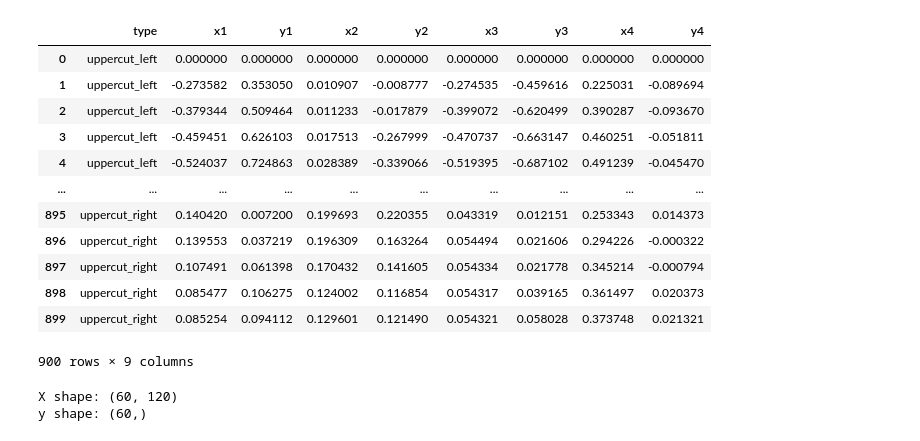
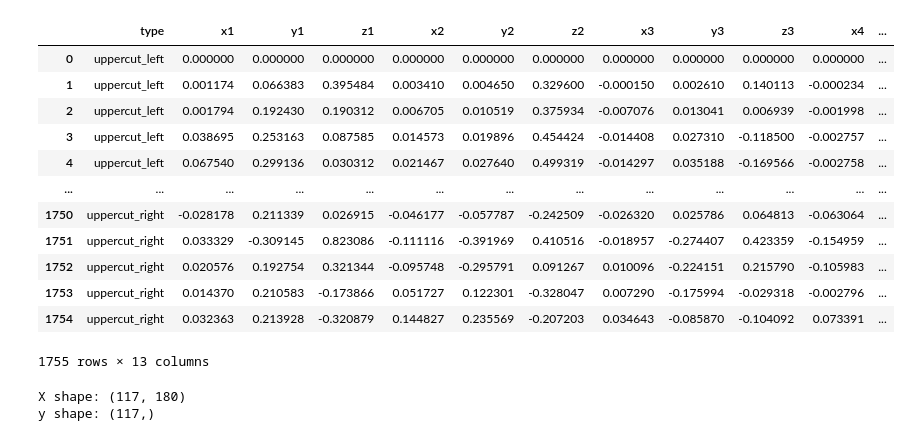
Before and after one commit to nimaip/Perfect-Punch, a Jupyter notebook: models/linear-classifier.ipynb, the cells around one changed output. Drawn from its saved outputs; the diff is of its cells as text; code cells hidden in the pictures.

Commit message:
added 3d(z coordinates)

```diff
--- a/models/linear-classifier.ipynb
+++ b/models/linear-classifier.ipynb
@@ -49,50 +49,51 @@ class Model(nn.Module):
         return x
 # %%
 path = '../data.csv'
-df = pd.read_csv(path, header=None, names=['type', 'name', 'x1', 'y1', 'x2', 'y2', 'x3', 'y3', 'x4', 'y4'])
+df = pd.read_csv(path, header=None, names=['type', 'name', 'x1', 'y1', 'z1', 'x2', 'y2', 'z2', 'x3', 'y3', 'z3', 'x4', 'y4', 'z4'])
 df = df.drop('name', axis=1)
 df
 
 n = 15  # rows per sequence
 num_groups = df.shape[0] // n
 
 def make_relative_per_landmark(group):
     for i in range(1, 5):
-        x_col, y_col = f'x{i}', f'y{i}'
-        x0, y0 = group.iloc[0][[x_col, y_col]]
+        x_col, y_col, z_col = f'x{i}', f'y{i}', f'z{i}'
+        x0, y0, z0 = group.iloc[0][[x_col, y_col, z_col]]
         group[x_col] = group[x_col] - x0
         group[y_col] = group[y_col] - y0
-    coords_array = group[[f'x{i}' for i in range(1, 5)] + [f'y{i}' for i in range(1, 5)]].to_numpy()
-    coords_reshaped = coords_array.reshape(len(group), 4, 2)
+        group[z_col] = group[z_col] - z0
+    coords_array = group[[f'x{i}' for i in range(1, 5)] + [f'y{i}' for i in range(1, 5)] + [f'z{i}' for i in range(1,5)]].to_numpy()
+    coords_reshaped = coords_array.reshape(len(group), 4, 3)
 
     distances = np.linalg.norm(coords_reshaped, axis=2)
     max_distance = distances.max()
     coords_normalized = coords_reshaped / max_distance if max_distance > 0 else coords_reshaped
 
-    group[[f'x{i}' for i in range(1, 5)] + [f'y{i}' for i in range(1, 5)]] = coords_normalized.reshape(len(group), 8)
+    group[[f'x{i}' for i in range(1, 5)] + [f'y{i}' for i in range(1, 5)] + [f'z{i}' for i in range(1,5)]] = coords_normalized.reshape(len(group), 12)
 
     return group
 
 groups = [make_relative_per_landmark(df.iloc[i*n:(i+1)*n].copy()) for i in range(num_groups)]
 df_rel = pd.concat(groups, ignore_index=True)
 
 df = df_rel
 
 df
 # %% [output]
-|  | type | x1 | y1 | x2 | y2 | x3 | y3 | x4 | y4 |
-| 0 | uppercut_left | 0.000000 | 0.000000 | 0.000000 | 0.000000 | 0.000000 | 0.000000 | 0.000000 | 0.000000 |
-| 1 | uppercut_left | -0.273582 | 0.353050 | 0.010907 | -0.008777 | -0.274535 | -0.459616 | 0.225031 | -0.089694 |
-| 2 | uppercut_left | -0.379344 | 0.509464 | 0.011233 | -0.017879 | -0.399072 | -0.620499 | 0.390287 | -0.093670 |
-| 3 | uppercut_left | -0.459451 | 0.626103 | 0.017513 | -0.267999 | -0.470737 | -0.663147 | 0.460251 | -0.051811 |
-| 4 | uppercut_left | -0.524037 | 0.724863 | 0.028389 | -0.339066 | -0.519395 | -0.687102 | 0.491239 | -0.045470 |
-| ... | ... | ... | ... | ... | ... | ... | ... | ... | ... |
-| 895 | uppercut_right | 0.140420 | 0.007200 | 0.199693 | 0.220355 | 0.043319 | 0.012151 | 0.253343 | 0.014373 |
-| 896 | uppercut_right | 0.139553 | 0.037219 | 0.196309 | 0.163264 | 0.054494 | 0.021606 | 0.294226 | -0.000322 |
-| 897 | uppercut_right | 0.107491 | 0.061398 | 0.170432 | 0.141605 | 0.054334 | 0.021778 | 0.345214 | -0.000794 |
-| 898 | uppercut_right | 0.085477 | 0.106275 | 0.124002 | 0.116854 | 0.054317 | 0.039165 | 0.361497 | 0.020373 |
-| 899 | uppercut_right | 0.085254 | 0.094112 | 0.129601 | 0.121490 | 0.054321 | 0.058028 | 0.373748 | 0.021321 |
+|  | type | x1 | y1 | z1 | x2 | y2 | z2 | x3 | y3 | z3 | x4 | ... |
+| 0 | uppercut_left | 0.000000 | 0.000000 | 0.000000 | 0.000000 | 0.000000 | 0.000000 | 0.000000 | 0.000000 | 0.000000 | 0.000000 | ... |
+| 1 | uppercut_left | 0.001174 | 0.066383 | 0.395484 | 0.003410 | 0.004650 | 0.329600 | -0.000150 | 0.002610 | 0.140113 | -0.000234 | ... |
+| 2 | uppercut_left | 0.001794 | 0.192430 | 0.190312 | 0.006705 | 0.010519 | 0.375934 | -0.007076 | 0.013041 | 0.006939 | -0.001998 | ... |
+| 3 | uppercut_left | 0.038695 | 0.253163 | 0.087585 | 0.014573 | 0.019896 | 0.454424 | -0.014408 | 0.027310 | -0.118500 | -0.002757 | ... |
+| 4 | uppercut_left | 0.067540 | 0.299136 | 0.030312 | 0.021467 | 0.027640 | 0.499319 | -0.014297 | 0.035188 | -0.169566 | -0.002758 | ... |
+| ... | ... | ... | ... | ... | ... | ... | ... | ... | ... | ... | ... | ... |
+| 1750 | uppercut_right | -0.028178 | 0.211339 | 0.026915 | -0.046177 | -0.057787 | -0.242509 | -0.026320 | 0.025786 | 0.064813 | -0.063064 | ... |
+| 1751 | uppercut_right | 0.033329 | -0.309145 | 0.823086 | -0.111116 | -0.391969 | 0.410516 | -0.018957 | -0.274407 | 0.423359 | -0.154959 | ... |
+| 1752 | uppercut_right | 0.020576 | 0.192754 | 0.321344 | -0.095748 | -0.295791 | 0.091267 | 0.010096 | -0.224151 | 0.215790 | -0.105983 | ... |
+| 1753 | uppercut_right | 0.014370 | 0.210583 | -0.173866 | 0.051727 | 0.122301 | -0.328047 | 0.007290 | -0.175994 | -0.029318 | -0.002796 | ... |
+| 1754 | uppercut_right | 0.032363 | 0.213928 | -0.320879 | 0.144827 | 0.235569 | -0.207203 | 0.034643 | -0.085870 | -0.104092 | 0.073391 | ... |
-900 rows × 9 columns
+1755 rows × 13 columns
 # %%
 df['type'] = df['type'].replace('hook_left', 'hook')
 df['type'] = df['type'].replace('hook_right', 'hook')
@@ -106,7 +107,7 @@ df['type'] = df['type'].map(type_mapping)
 X = np.array(df.drop('type', axis=1))
 y = np.array(df['type'])
 # %%
-features = ['x1','y1','x2','y2','x3','y3','x4','y4']
+features = ['x1', 'y1', 'z1', 'x2', 'y2', 'z2', 'x3', 'y3', 'z3', 'x4', 'y4', 'z4']
 
 n = 15
 num_groups = df.shape[0] // n
@@ -115,23 +116,23 @@ num_groups = df.shape[0] // n
 df_trim = df.iloc[:num_groups * n]
 
 # Convert to NumPy array (only features)
-arr = df_trim[features].values  # shape: (num_groups * n, 8)
+arr = df_trim[features].values  # shape: (num_groups * n, 12)
 
 # Reshape into sequences of 15 rows
-grouped = arr.reshape(num_groups, n, len(features))  # shape: (num_groups, 15, 8)
+grouped = arr.reshape(num_groups, n, len(features))  # shape: (num_groups, 15, 12)
 
 # Flatten each sequence into a single vector
-X = grouped.reshape(num_groups, -1)  # shape: (num_groups, 15*8=120)
+X = grouped.reshape(num_groups, -1)  # shape: (num_groups, 15*12=180)
 
 # Handle labels (assume df['type'] is the label)
 y_arr = df_trim['type'].values
 y = y_arr.reshape(num_groups, n)[:, 0]  # take first row's label for each sequence
 
-print("X shape:", X.shape)  # should be (num_groups, 120)
+print("X shape:", X.shape)  # should be (num_groups, 180)
 print("y shape:", y.shape)  # should be (num_groups,)
 # %% [output]
-X shape: (60, 120)
-y shape: (60,)
+X shape: (117, 180)
+y shape: (117,)
 # %%
 torch.manual_seed(42)
 model = Model()
```
Also changed, not shown: parts of 6 cells of this notebook, 33 other files.
